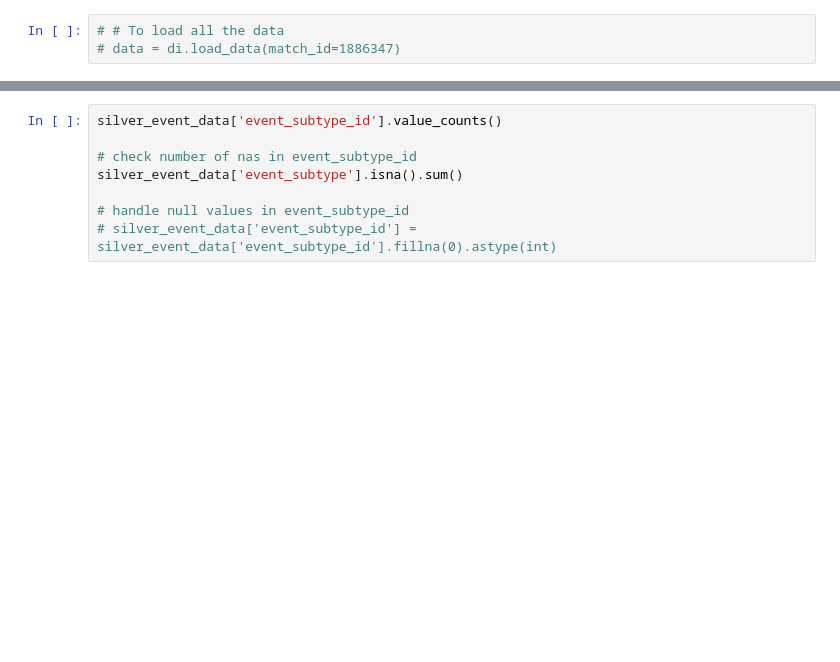
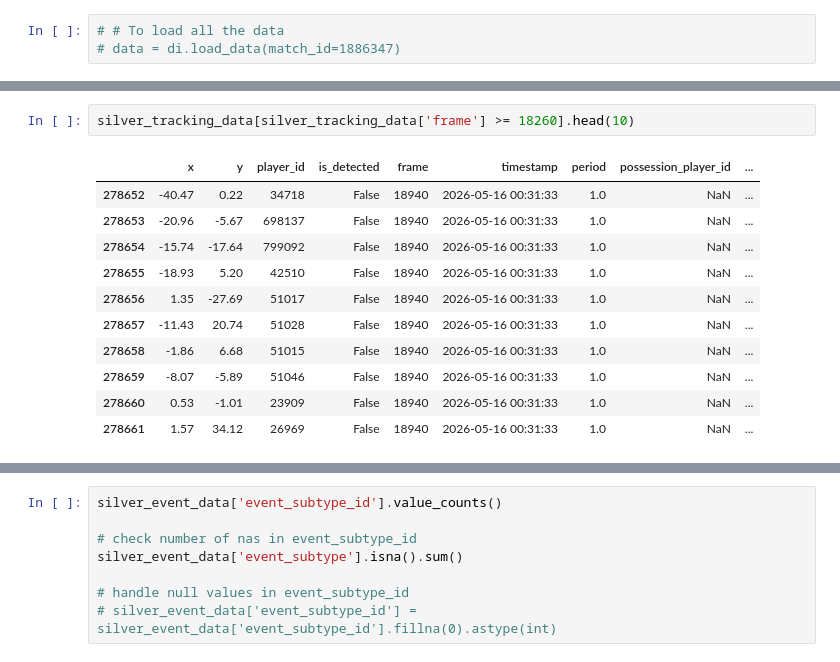
Before and after one commit to MihirT906/PlayTactix, a Jupyter notebook: backend/services/test_data_ingestion.ipynb, the cells around one changed output, grey strips where cells are left out. Cells and saved outputs as stored; diff of their text form; blank space fills up the shorter version.

```diff
--- a/backend/services/test_data_ingestion.ipynb
+++ b/backend/services/test_data_ingestion.ipynb
@@ -47,0 +75,14 @@ gold_data = di._get_gold_tracking_data(silver_tracking_data, silver_meta_data, s
+# %%
+silver_tracking_data[silver_tracking_data['frame'] >= 18260].head(10)
+# %% [output]
+|  | x | y | player_id | is_detected | frame | timestamp | period | possession_player_id | ... |
+| 278652 | -40.47 | 0.22 | 34718 | False | 18940 | 2026-05-16 00:31:33 | 1.0 | NaN | ... |
+| 278653 | -20.96 | -5.67 | 698137 | False | 18940 | 2026-05-16 00:31:33 | 1.0 | NaN | ... |
+| 278654 | -15.74 | -17.64 | 799092 | False | 18940 | 2026-05-16 00:31:33 | 1.0 | NaN | ... |
+| 278655 | -18.93 | 5.20 | 42510 | False | 18940 | 2026-05-16 00:31:33 | 1.0 | NaN | ... |
+| 278656 | 1.35 | -27.69 | 51017 | False | 18940 | 2026-05-16 00:31:33 | 1.0 | NaN | ... |
+| 278657 | -11.43 | 20.74 | 51028 | False | 18940 | 2026-05-16 00:31:33 | 1.0 | NaN | ... |
+| 278658 | -1.86 | 6.68 | 51015 | False | 18940 | 2026-05-16 00:31:33 | 1.0 | NaN | ... |
+| 278659 | -8.07 | -5.89 | 51046 | False | 18940 | 2026-05-16 00:31:33 | 1.0 | NaN | ... |
+| 278660 | 0.53 | -1.01 | 23909 | False | 18940 | 2026-05-16 00:31:33 | 1.0 | NaN | ... |
+| 278661 | 1.57 | 34.12 | 26969 | False | 18940 | 2026-05-16 00:31:33 | 1.0 | NaN | ... |
```
Also changed, not shown: parts of 10 cells of this notebook, 7 other files.
